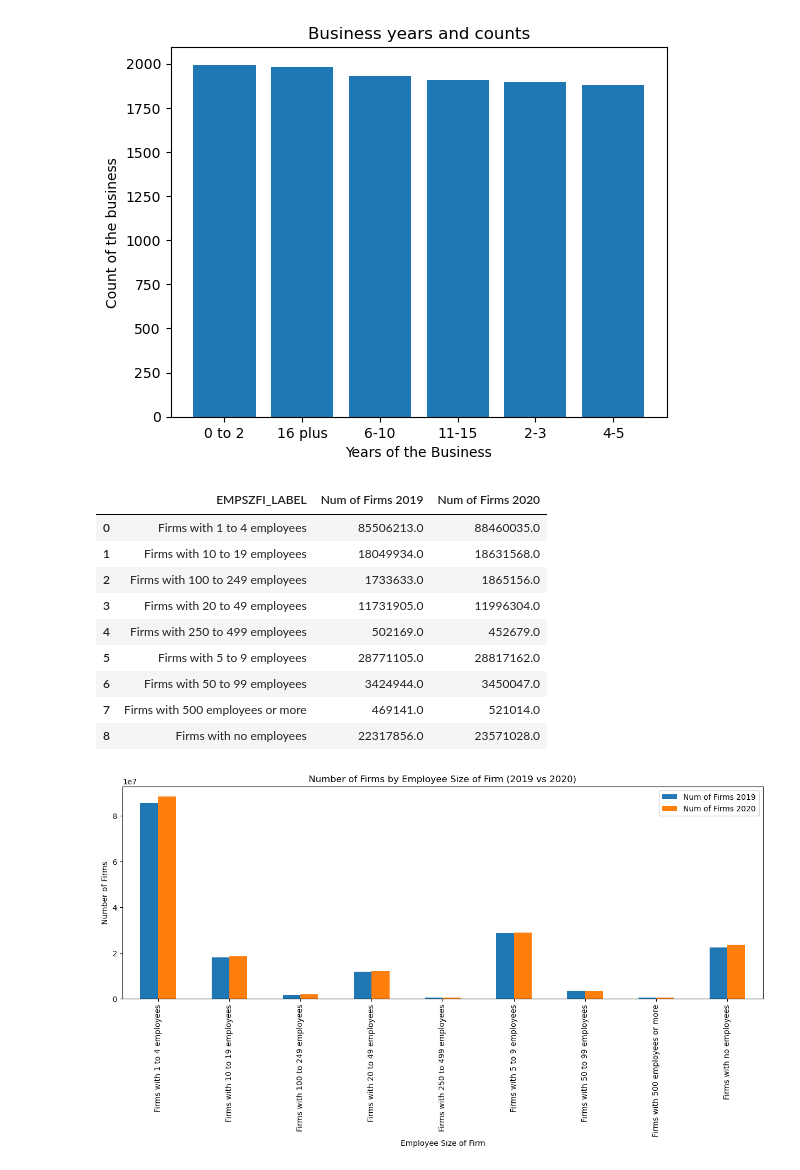
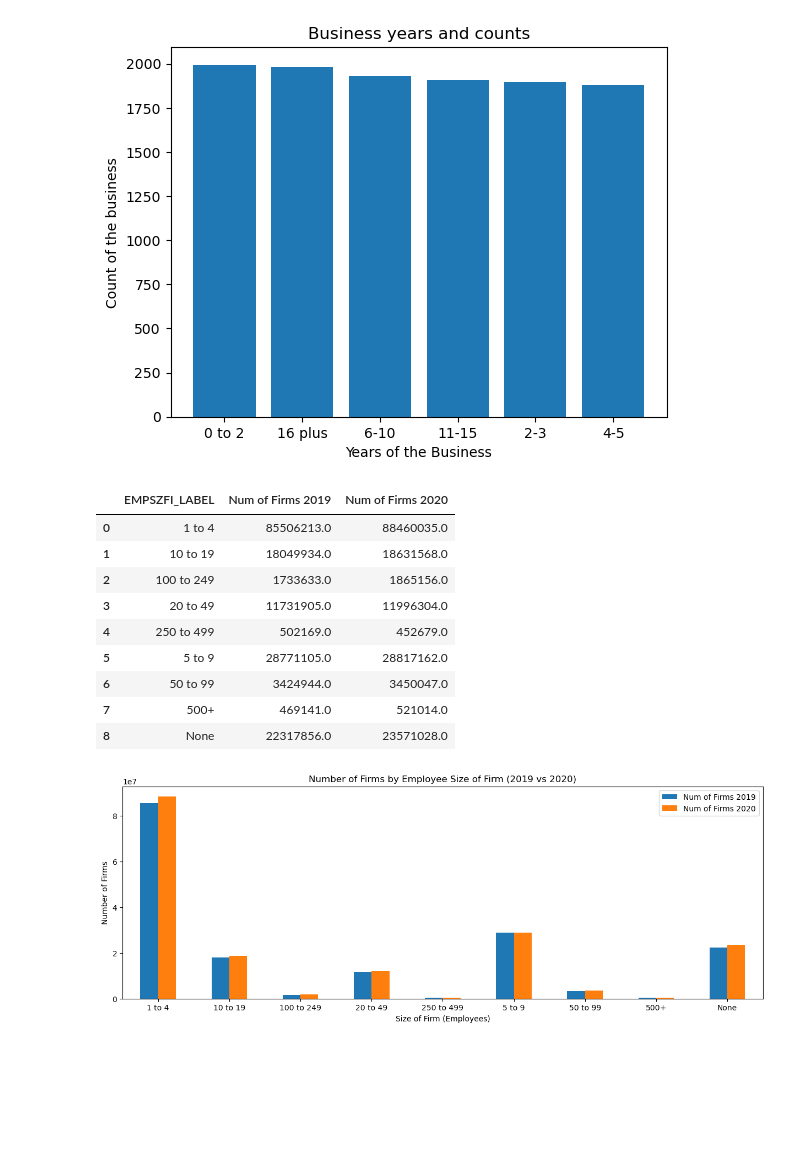
Before and after one commit to HardoModo/Dev10_Week8_Assessment, a Jupyter notebook: main.ipynb, the cells around one changed output. Saved outputs shown, nothing was run; the diff lists cells and outputs as text; code cells hidden in the pictures; blank space fills up the shorter version.

```diff
--- a/main.ipynb
+++ b/main.ipynb
@@ -331,6 +327,18 @@ fig.show()
 # %%
 mergedYearTables = mergedYearTables.loc[mergedYearTables['EMPSZFI_LABEL'] != 'All firms']
 mergedYearTables = mergedYearTables.loc[mergedYearTables['EMPSZFI_LABEL'] != 'Firms with less than 500 employees']
+
+mergedYearTables['EMPSZFI_LABEL'] = mergedYearTables['EMPSZFI_LABEL'].replace({
+    'Firms with 1 to 4 employees': '1 to 4',
+    'Firms with 10 to 19 employees': '10 to 19',
+    'Firms with 100 to 249 employees': '100 to 249',
+    'Firms with 20 to 49 employees' : '20 to 49',
+    'Firms with 250 to 499 employees' : '250 to 499',
+    'Firms with 5 to 9 employees' : '5 to 9',
+    'Firms with 50 to 99 employees' : '50 to 99',
+    'Firms with 500 employees or more' : '500+',
+    'Firms with no employees' : 'None'
+})
 
 mergedYearTables['FIRMPDEMP2019'] = (
     pd.to_numeric(mergedYearTables['FIRMPDEMP2019'],
@@ -357,23 +365,23 @@ analysis_df1 = analysis_df1.rename({'FIRMPDEMP2019': 'Num of Firms 2019', 'FIRMP
 analysis_df1
 # %% [output]
 |  | EMPSZFI_LABEL | Num of Firms 2019 | Num of Firms 2020 |
-| 0 | Firms with 1 to 4 employees | 85506213.0 | 88460035.0 |
-| 1 | Firms with 10 to 19 employees | 18049934.0 | 18631568.0 |
-| 2 | Firms with 100 to 249 employees | 1733633.0 | 1865156.0 |
-| 3 | Firms with 20 to 49 employees | 11731905.0 | 11996304.0 |
-| 4 | Firms with 250 to 499 employees | 502169.0 | 452679.0 |
-| 5 | Firms with 5 to 9 employees | 28771105.0 | 28817162.0 |
-| 6 | Firms with 50 to 99 employees | 3424944.0 | 3450047.0 |
-| 7 | Firms with 500 employees or more | 469141.0 | 521014.0 |
-| 8 | Firms with no employees | 22317856.0 | 23571028.0 |
+| 0 | 1 to 4 | 85506213.0 | 88460035.0 |
+| 1 | 10 to 19 | 18049934.0 | 18631568.0 |
+| 2 | 100 to 249 | 1733633.0 | 1865156.0 |
+| 3 | 20 to 49 | 11731905.0 | 11996304.0 |
+| 4 | 250 to 499 | 502169.0 | 452679.0 |
+| 5 | 5 to 9 | 28771105.0 | 28817162.0 |
+| 6 | 50 to 99 | 3424944.0 | 3450047.0 |
+| 7 | 500+ | 469141.0 | 521014.0 |
+| 8 | None | 22317856.0 | 23571028.0 |
 # %%
 
-ax = analysis_df1.plot(x="EMPSZFI_LABEL", y=['Num of Firms 2019', 'Num of Firms 2020'], kind="bar", rot=90, figsize=(15, 5))
+ax = analysis_df1.plot(x="EMPSZFI_LABEL", y=['Num of Firms 2019', 'Num of Firms 2020'], kind="bar", rot=0, figsize=(15, 5))
 ax.set_title("Number of Firms by Employee Size of Firm (2019 vs 2020)")
-ax.set_xlabel("Employee Size of Firm")
+ax.set_xlabel("Size of Firm (Employees)")
 ax.set_ylabel("Number of Firms");
 # %% [output]
-[figure, old version]
+[figure, new version]
 # %%
 mergedYearTables['RCPPDEMP2019'] = (
     pd.to_numeric(mergedYearTables['RCPPDEMP2019'],
```
Also changed, not shown: parts of 8 cells of this notebook.
